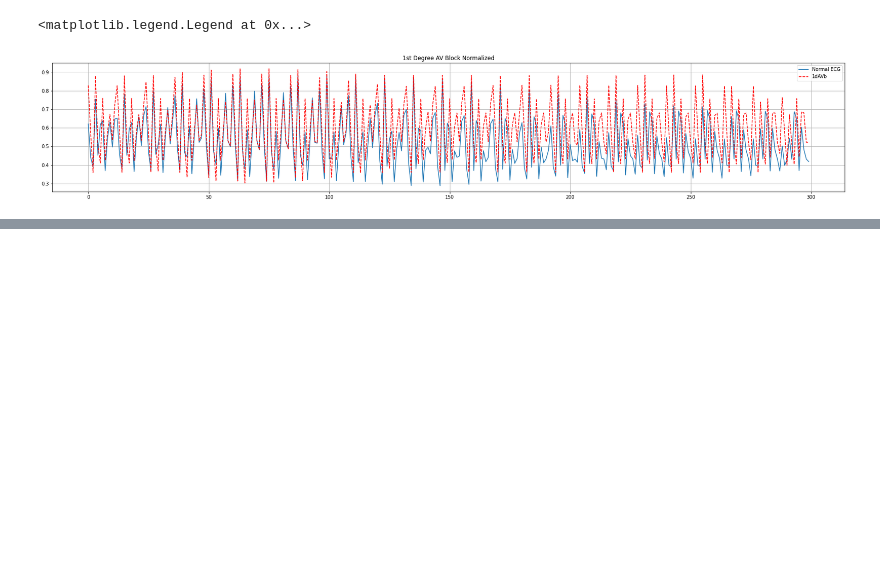
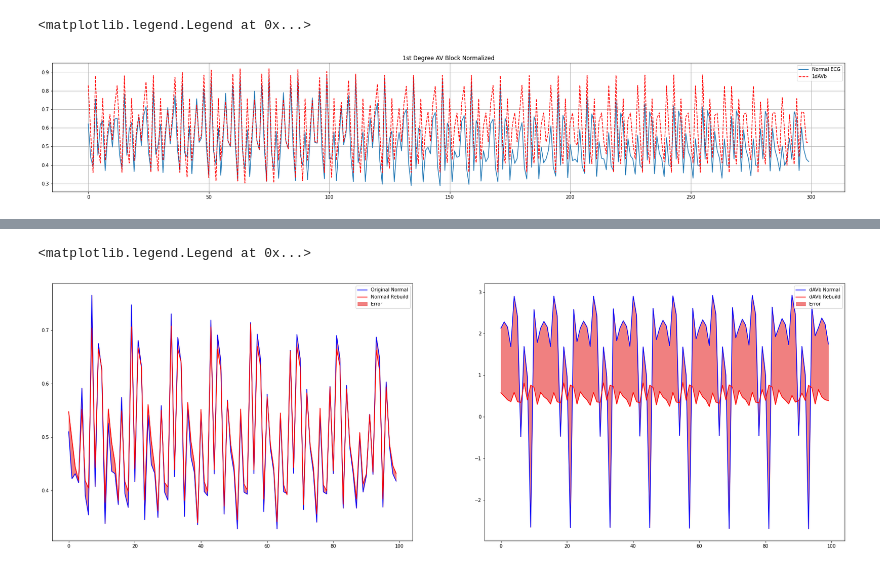
Before and after one commit to Harold-Rodriguez/ECG, a Jupyter notebook: Project_ECG.ipynb, the cells around one changed output, grey strips where cells are left out. Saved outputs shown, nothing was run; the diff lists cells and outputs as text; code cells hidden in the pictures; blank space fills up the shorter version.

```diff
--- a/Project_ECG.ipynb
+++ b/Project_ECG.ipynb
@@ -193,0 +173,20 @@ plt.legend()
+# %%
+rec_normal = autoencoder(X_Test_Nor_s).numpy()
+rec_not_normal = autoencoder(X_Test_dAVb).numpy()
+
+position = 0
+plt.figure(figsize=(30, 10))
+plt.subplot(1,2,1)
+plt.plot(X_Test_Nor_s[position][11000:11100], 'b')
+plt.plot(rec_normal[position][11000:11100], 'r')
+plt.fill_between(np.arange(100), rec_normal[position][11000:11100], X_Test_Nor_s[position][11000:11100], color='lightcoral')
+plt.legend(labels=['Original Normal', 'Normail Rebuild', 'Error'])
+
+plt.subplot(1,2,2)
+plt.plot(X_Test_dAVb[position][11000:11100], 'b')
+plt.plot(rec_not_normal[position][11000:11100], 'r')
+plt.fill_between(np.arange(100), rec_not_normal[position][11000:11100], X_Test_dAVb[position][11000:11100], color='lightcoral')
+plt.legend(labels=['dAVb Normal', 'dAVb Rebuild', 'Error'])
+# %% [output]
+<matplotlib.legend.Legend at 0x...>
+[figure, added]
```
Also changed, not shown: parts of 14 cells of this notebook.
